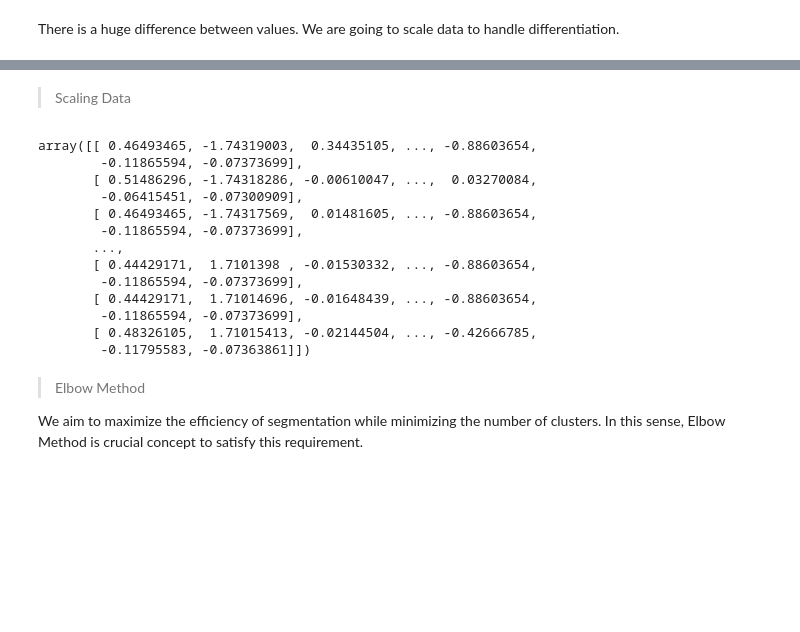
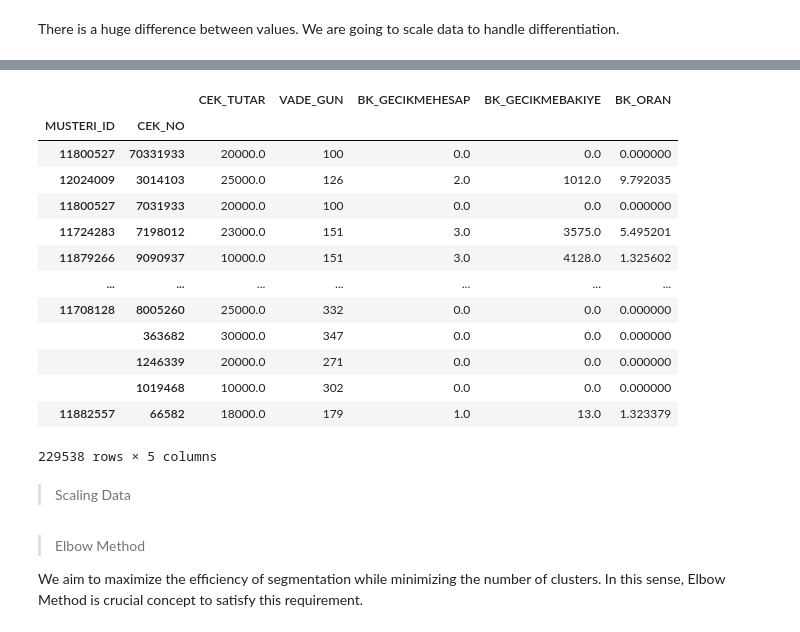
Before and after one commit to EmirhanServeren/factoring-customer-segmentation, a Jupyter notebook: segmentation.ipynb, the cells around one changed output, grey strips where cells are left out. Saved outputs shown, nothing was run; the diff lists cells and outputs as text; code cells hidden in the pictures; blank space fills up the shorter version.

```diff
--- a/segmentation.ipynb
+++ b/segmentation.ipynb
@@ -401,3 +422,21 @@ There is a huge difference between values. We are going to scale data to handle
+# %%
+# pivotting by customers and checks
+g_company_type_df.set_index(['MUSTERI_ID','CEK_NO'])
+# %% [output]
+|  |  | CEK_TUTAR | VADE_GUN | BK_GECIKMEHESAP | BK_GECIKMEBAKIYE | BK_ORAN |
+| MUSTERI_ID | CEK_NO |  |  |  |  |  |
+| 11800527 | 70331933 | 20000.0 | 100 | 0.0 | 0.0 | 0.000000 |
+| 12024009 | 3014103 | 25000.0 | 126 | 2.0 | 1012.0 | 9.792035 |
+| 11800527 | 7031933 | 20000.0 | 100 | 0.0 | 0.0 | 0.000000 |
+| 11724283 | 7198012 | 23000.0 | 151 | 3.0 | 3575.0 | 5.495201 |
+| 11879266 | 9090937 | 10000.0 | 151 | 3.0 | 4128.0 | 1.325602 |
+| ... | ... | ... | ... | ... | ... | ... |
+| 11708128 | 8005260 | 25000.0 | 332 | 0.0 | 0.0 | 0.000000 |
+|  | 363682 | 30000.0 | 347 | 0.0 | 0.0 | 0.000000 |
+|  | 1246339 | 20000.0 | 271 | 0.0 | 0.0 | 0.000000 |
+|  | 1019468 | 10000.0 | 302 | 0.0 | 0.0 | 0.000000 |
+| 11882557 | 66582 | 18000.0 | 179 | 1.0 | 13.0 | 1.323379 |
+229538 rows × 5 columns
 # %% [markdown]
 > Scaling Data
 # %%
@@ -411,19 +452,3 @@ def dataframe_scaler(df):
-# %%
-dataframe_scaler(g_company_type_df)    # scaling the data fro G type customers
-# %% [output]
-array([[ 0.46493465, -1.74319003,  0.34435105, ..., -0.88603654,
-        -0.11865594, -0.07373699],
-       [ 0.51486296, -1.74318286, -0.00610047, ...,  0.03270084,
-        -0.06415451, -0.07300909],
-       [ 0.46493465, -1.74317569,  0.01481605, ..., -0.88603654,
-        -0.11865594, -0.07373699],
-       ...,
-       [ 0.44429171,  1.7101398 , -0.01530332, ..., -0.88603654,
-        -0.11865594, -0.07373699],
-       [ 0.44429171,  1.71014696, -0.01648439, ..., -0.88603654,
-        -0.11865594, -0.07373699],
-       [ 0.48326105,  1.71015413, -0.02144504, ..., -0.42666785,
-        -0.11795583, -0.07363861]])
 # %% [markdown]
 > Elbow Method
 
```
Also changed, not shown: parts of 5 cells of this notebook.
